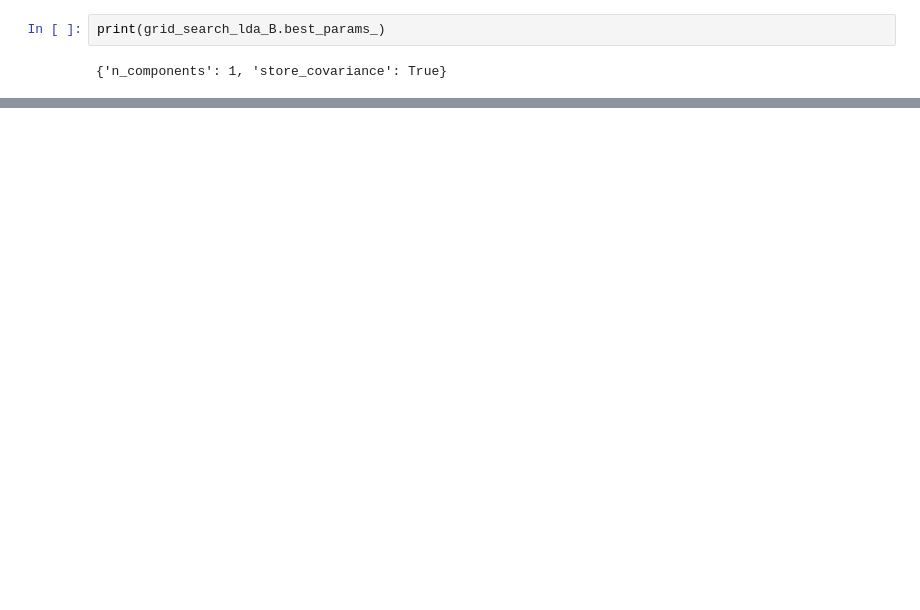
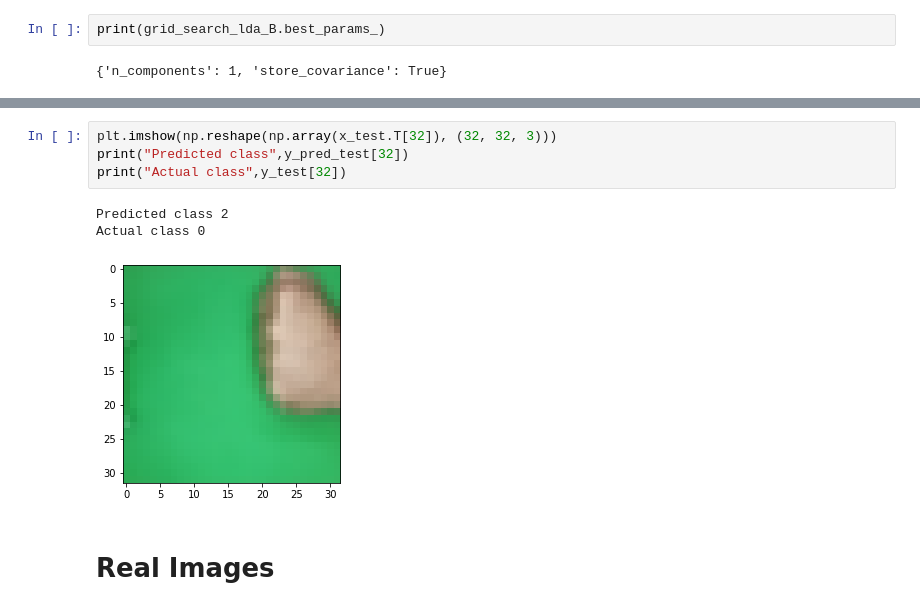
Before and after one commit to YiteWang/STAT542Group10, a Jupyter notebook: RPS_LDA.ipynb, the cells around one changed output, grey strips where cells are left out. Cells and saved outputs as stored; diff of their text form; blank space fills up the shorter version.

```diff
--- a/RPS_LDA.ipynb
+++ b/RPS_LDA.ipynb
@@ -327,0 +793,10 @@ weighted avg       0.37      0.37      0.37       329
+# %%
+plt.imshow(np.reshape(np.array(x_test.T[32]), (32, 32, 3)))
+print("Predicted class",y_pred_test[32])
+print("Actual class",y_test[32])
+# %% [output]
+Predicted class 2
+Actual class 0
+[figure, added]
+# %% [markdown]
+# Real Images
```
Also changed, not shown: parts of 43 cells of this notebook, 1 other file.
